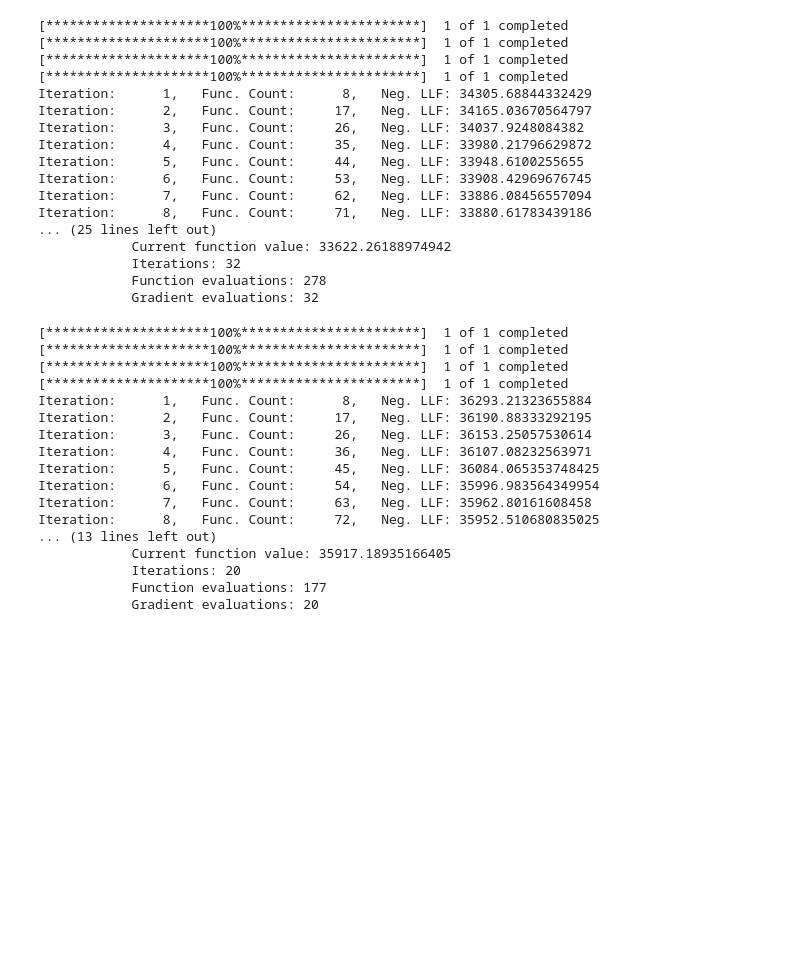
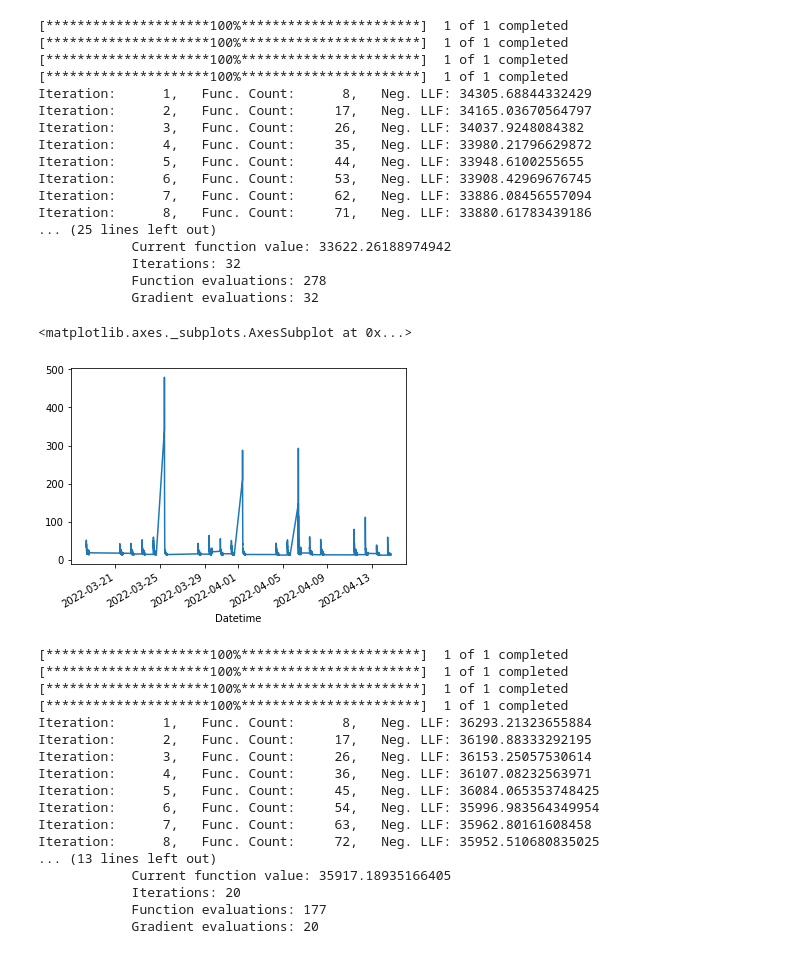
Before and after one commit to Wichaelian/QuantMacroSP2022, a Jupyter notebook: GARCH.ipynb, the cells around one changed output. Saved outputs shown, nothing was run; the diff lists cells and outputs as text; code cells hidden in the pictures; blank space fills up the shorter version.

```diff
--- a/GARCH.ipynb
+++ b/GARCH.ipynb
@@ -198,5 +150,5 @@ Name: cond_vol, Length: 7853, dtype: float64
 # %%
-def conditional_vol(ticker):
+def full_month(ticker):
     today = datetime.datetime.now()
     four = (today - datetime.timedelta(days = 28)).date().strftime("%Y-%m-%d")
     three = (today - datetime.timedelta(days = 21)).date().strftime("%Y-%m-%d")
@@ -207,7 +159,4 @@ def conditional_vol(ticker):
     t21 = yf.download(tickers=ticker, start=two, end=one, interval="1m")
     t10 = yf.download(tickers=ticker, period="7d", interval="1m")
     ticker = pd.concat([t43, t32, t21, t10])
-    returns = 10000 * (ticker["Close"].pct_change().dropna())
-    arch = arch_model(returns, dist="skewt")
-    result = arch.fit()
-    return ticker, returns, result.conditional_volatility
+    return ticker
@@ -214,3 +168,10 @@ def conditional_vol(ticker):
+# %%
+def conditional_vol(ticker):
+    ticker = full_month(ticker)
+    returns = 10000 * (ticker["Close"].pct_change().dropna())
+    arch = arch_model(returns, dist="skewt")
+    result = arch.fit()
+    return ticker, returns, result.conditional_volatility
 # %%
 sedg, sedg_returns, sedg_vol = conditional_vol("SEDG")
 # %% [output]
@@ -231,6 +192,11 @@ Iteration:      8,   Func. Count:     71,   Neg. LLF: 33880.61783439186
             Iterations: 32
             Function evaluations: 278
             Gradient evaluations: 32
+# %%
+sedg_vol.plot()
+# %% [output]
+<matplotlib.axes._subplots.AxesSubplot at 0x...>
+[figure, added]
 # %%
 enph, enph_returns, enph_vol = conditional_vol("ENPH")
 # %% [output]
```
Also changed, not shown: parts of 10 cells of this notebook.
